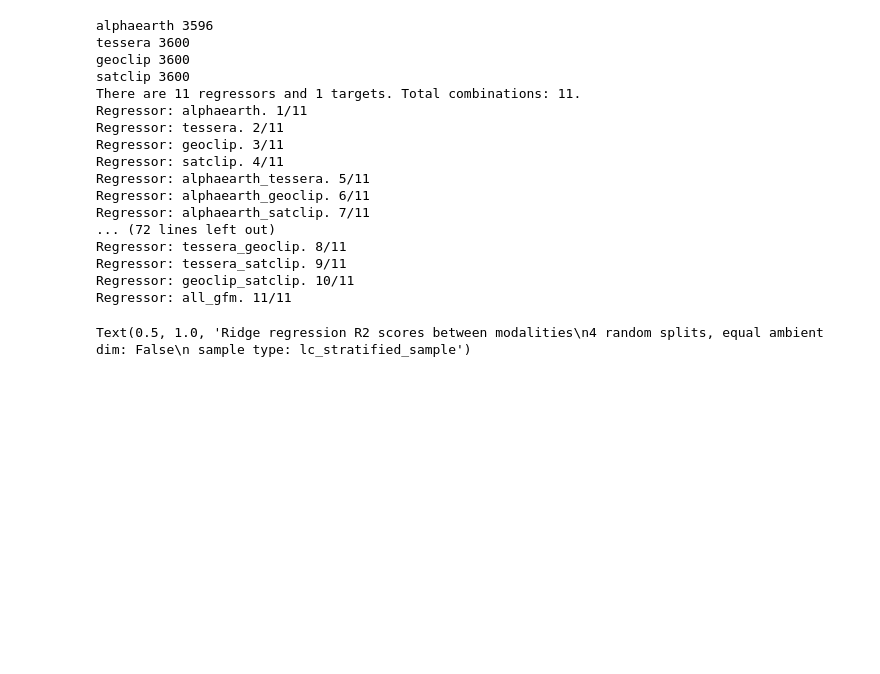
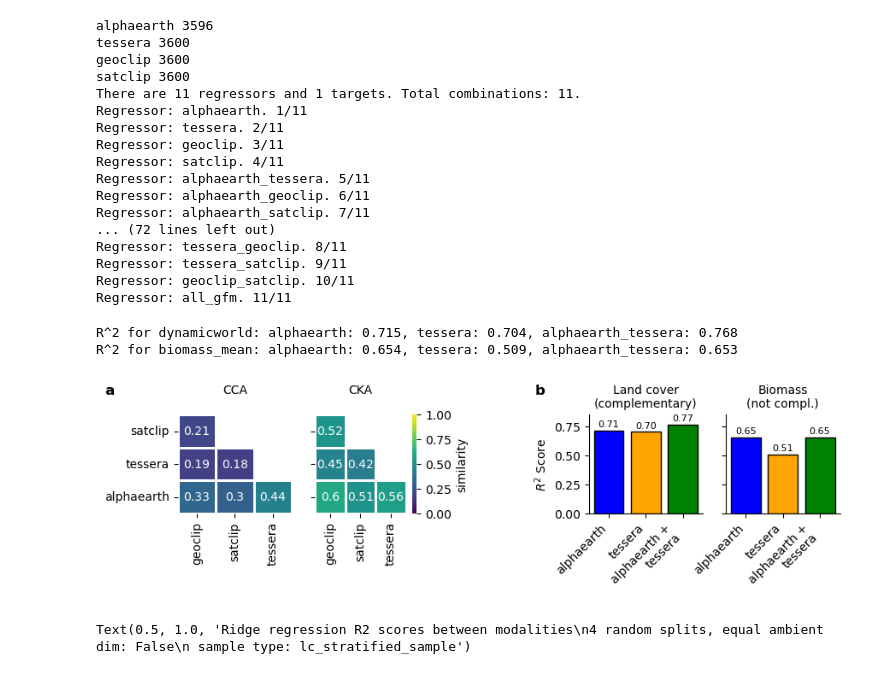
Before and after one commit to WUR-AI/interpret_earth_embeddings, a Jupyter notebook: notebooks/Explain embeddings.ipynb, the cells around one changed output. Cells and saved outputs as stored; diff of their text form; code cells hidden in the pictures; blank space fills up the shorter version.

```diff
--- a/notebooks/Explain embeddings.ipynb
+++ b/notebooks/Explain embeddings.ipynb
@@ -326,6 +222,78 @@ Regressor: tessera_geoclip. 8/11
 Regressor: tessera_satclip. 9/11
 Regressor: geoclip_satclip. 10/11
 Regressor: all_gfm. 11/11
+# %%
+save_fig = True
+
+df_sim = pd.read_csv('../outputs/task_agnostic_overlap.csv')
+df_sim['model_1'] = df_sim['pair'].apply(lambda x: x.split('-')[0])
+df_sim['model_2'] = df_sim['pair'].apply(lambda x: x.split('-')[1])
+
+fig, ax = plt.subplots(1, 5, figsize=(10, 1.5), gridspec_kw={'wspace': 0.2})
+
+for i_metric, metric in enumerate(['cca', 'cka']):
+    pivot_table = df_sim.pivot(index='model_1', columns='model_2', values=metric)
+    ## set row order:
+    order = ['alphaearth', 'tessera', 'satclip'][::-1]
+    pivot_table = pivot_table.reindex(index=order)
+    sns.heatmap(pivot_table, annot=True, vmin=0, vmax=1, cmap='viridis',
+                cbar=False if i_metric == 0 else True, rasterized=False, edgecolor='k', linewidth=1,
+                cbar_kws={'label': f'similarity'}, ax=ax[i_metric])
+    ax[i_metric].set_title(f'{metric.upper()}\n ', fontsize=10)
+    ax[i_metric].set_xlabel('')
+    ax[i_metric].set_ylabel('')
+    if i_metric == 1:
+        ax[i_metric].set_yticklabels('' for _ in ax[i_metric].get_yticklabels())
+
+assert len(target_list_plot) == final_r2_matrix.shape[1] and len(regressor_list) == final_r2_matrix.shape[0], "Dimensions of r2_matrix do not match number of regressors and targets."
+
+model_1, model_2 = 'alphaearth', 'tessera'
+tasks_plot = ['dynamicworld', 'biomass_mean']
+dict_titles = {'dynamicworld': 'Land cover\n(complementary)', 'biomass_mean': 'Biomass\n(not compl.)'}
+models_plot = [model_1, model_2]
+if f'{model_1}_{model_2}' in regressor_list:
+    models_plot.append(f'{model_1}_{model_2}')
+else:
+    models_plot.append(f'{model_2}_{model_1}')  ## add the pair in the order it appears in regressor_list
+
+ax[2].axis('off')  ## hide the third subplot (for spacing)
+
+for i_t, t in enumerate(tasks_plot):
+    idx_t = target_list_plot.index(t)
+    r2_model_1 = final_r2_matrix[regressor_list.index(model_1), idx_t]
+    r2_model_2 = final_r2_matrix[regressor_list.index(model_2), idx_t]
+    r2_model_pair = final_r2_matrix[regressor_list.index(f'{model_1}_{model_2}'), idx_t]
+    print(f"R^2 for {t}: {model_1}: {r2_model_1:.3f}, {model_2}: {r2_model_2:.3f}, {model_1}_{model_2}: {r2_model_pair:.3f}")
+
+    ## bar plot:
+    ax_plot = ax[i_t + 3]
+    names_plot = [x.replace('_', ' +\n') for x in models_plot]
+    ax_plot.bar(names_plot, [r2_model_1, r2_model_2, r2_model_pair],
+                color=['blue', 'orange', 'green'], edgecolor='black')
+    for i, v in enumerate([r2_model_1, r2_model_2, r2_model_pair]):
+        ax_plot.text(i, v + 0.03, f"{v:.2f}", ha='center', fontsize=8)
+    ax_plot.set_ylim(0.0, .85)
+    ax_plot.set_title(f'{dict_titles.get(t, t)}', fontsize=10)
+    for sp in ['top', 'right']:
+        ax_plot.spines[sp].set_visible(False)
+    if i_t == 0:
+        ax_plot.set_ylabel('$R^2$ Score', fontsize=10)
+    else:
+        ax_plot.set_yticklabels('')
+    ax_plot.set_xticklabels(names_plot, rotation=45, ha='right', fontsize=10)
+
+rfv.add_panel_label(fig=fig, ax=ax[0], label_letter='a', x_offset=0.08, y_offset=0.18, fontsize=12)
+rfv.add_panel_label(fig=fig, ax=ax[3], label_letter='b', x_offset=-0.04, y_offset=0.18, fontsize=12)
+
+if save_fig:
+    fig_folder = '/Users/tplas/repos/ms_neureo/figs/'
+    assert os.path.exists(fig_folder) and os.path.isdir(fig_folder), f"Figure folder {fig_folder} does not exist and/or is not a directory."
+    fname = f'overlap_heatmap_and_barplots.pdf'
+    plt.savefig(os.path.join(fig_folder, fname), bbox_inches='tight')
+# %% [output]
+R^2 for dynamicworld: alphaearth: 0.715, tessera: 0.704, alphaearth_tessera: 0.768
+R^2 for biomass_mean: alphaearth: 0.654, tessera: 0.509, alphaearth_tessera: 0.653
+[figure, added]
 # %%
 fig = plt.figure(figsize=(10, len(target_list_plot) * 0.8))
 ax = fig.add_subplot(111)
```
Also changed, not shown: parts of 7 cells of this notebook, 3 other files.
